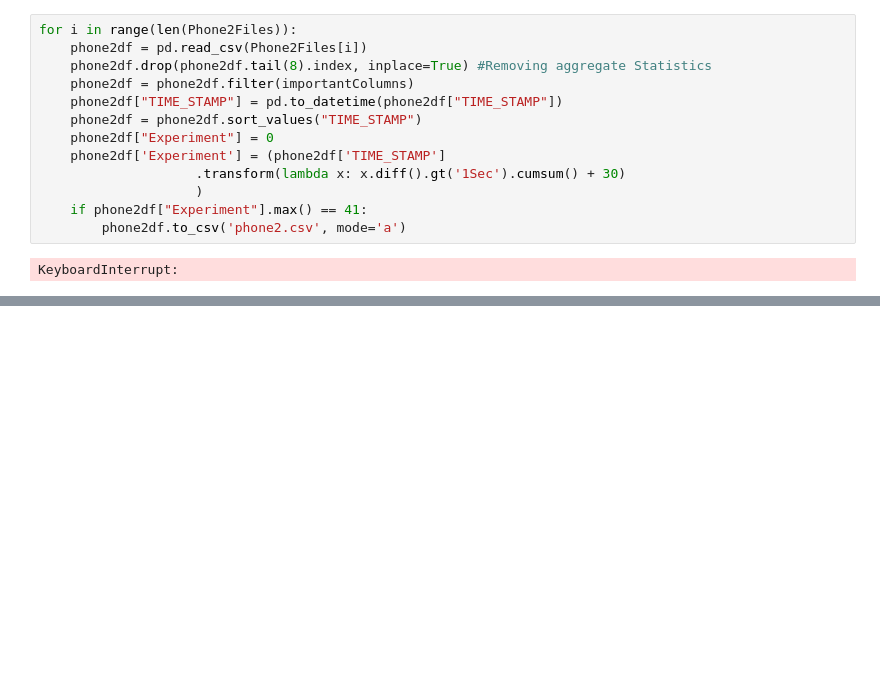
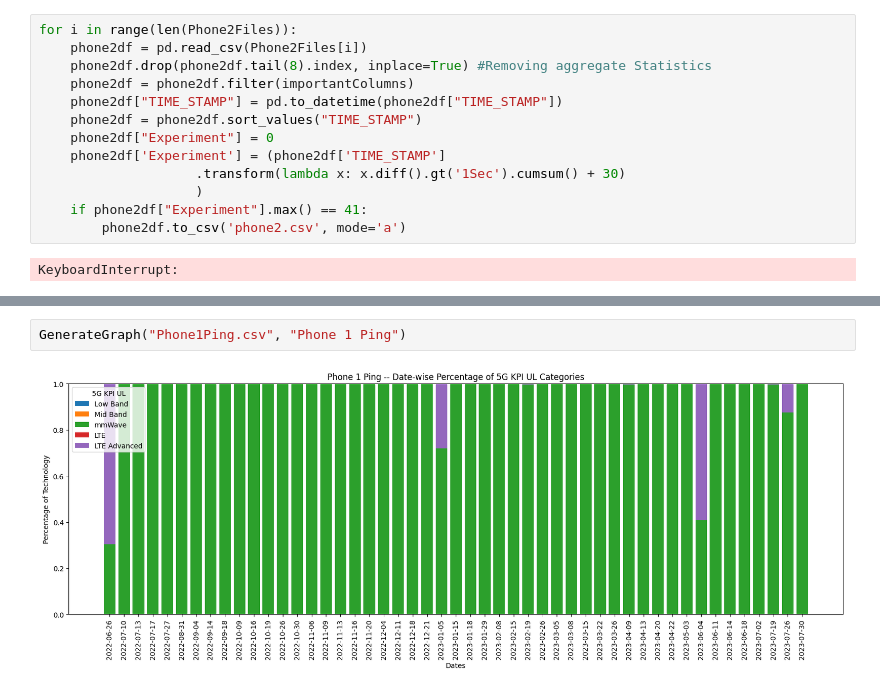
Before and after one commit to Bobeshwar/5gevolution, a Jupyter notebook: dataProcessing.ipynb, the cells around one changed output, grey strips where cells are left out. Saved outputs shown, nothing was run; the diff lists cells and outputs as text; blank space fills up the shorter version.

```diff
--- a/dataProcessing.ipynb
+++ b/dataProcessing.ipynb
@@ -124,0 +141,4 @@ def GenerateGraph(location,title):
+# %%
+GenerateGraph("Phone1Ping.csv", "Phone 1 Ping")
+# %% [output]
+[figure, added]
```
Also changed, not shown: parts of 6 cells of this notebook, 1 other file.
